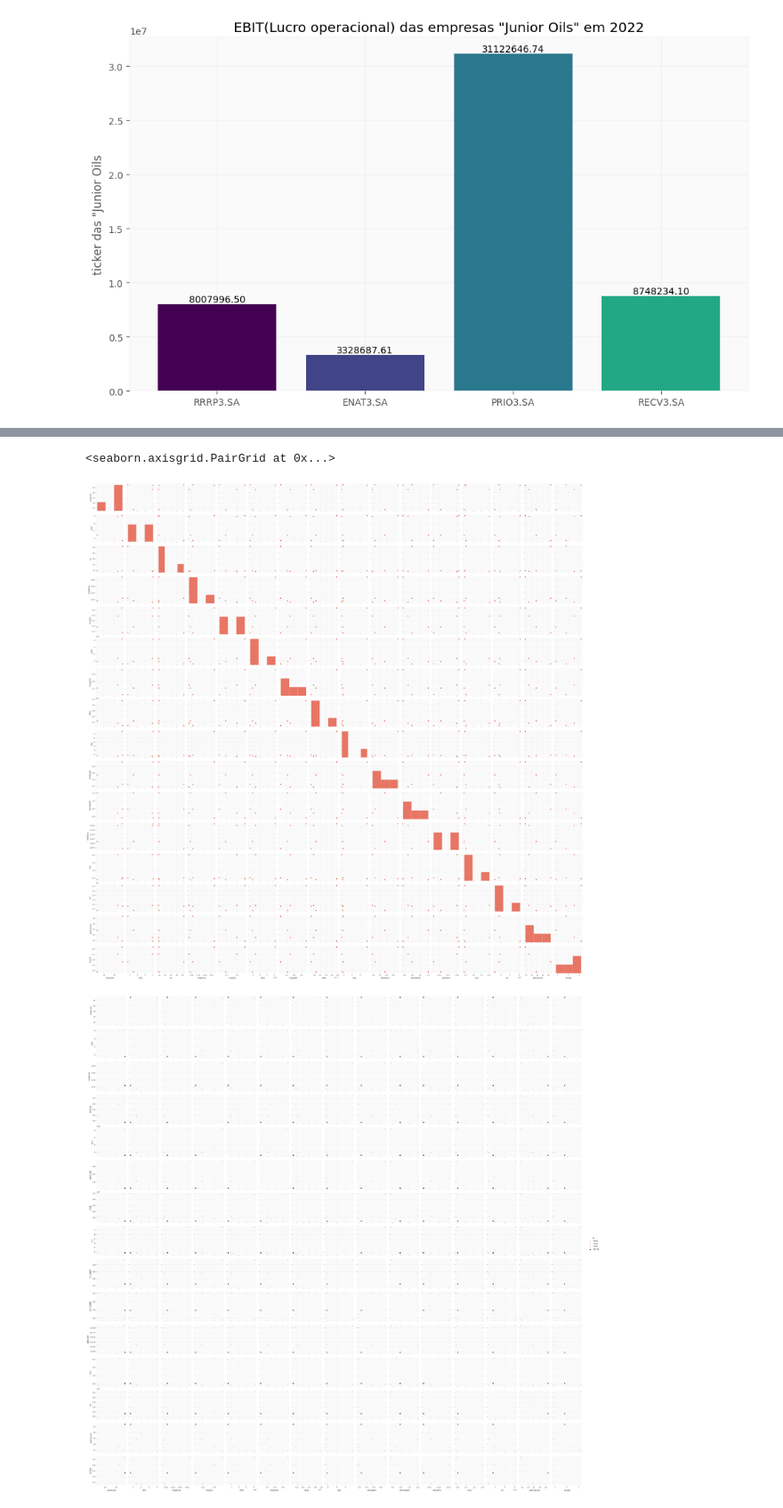
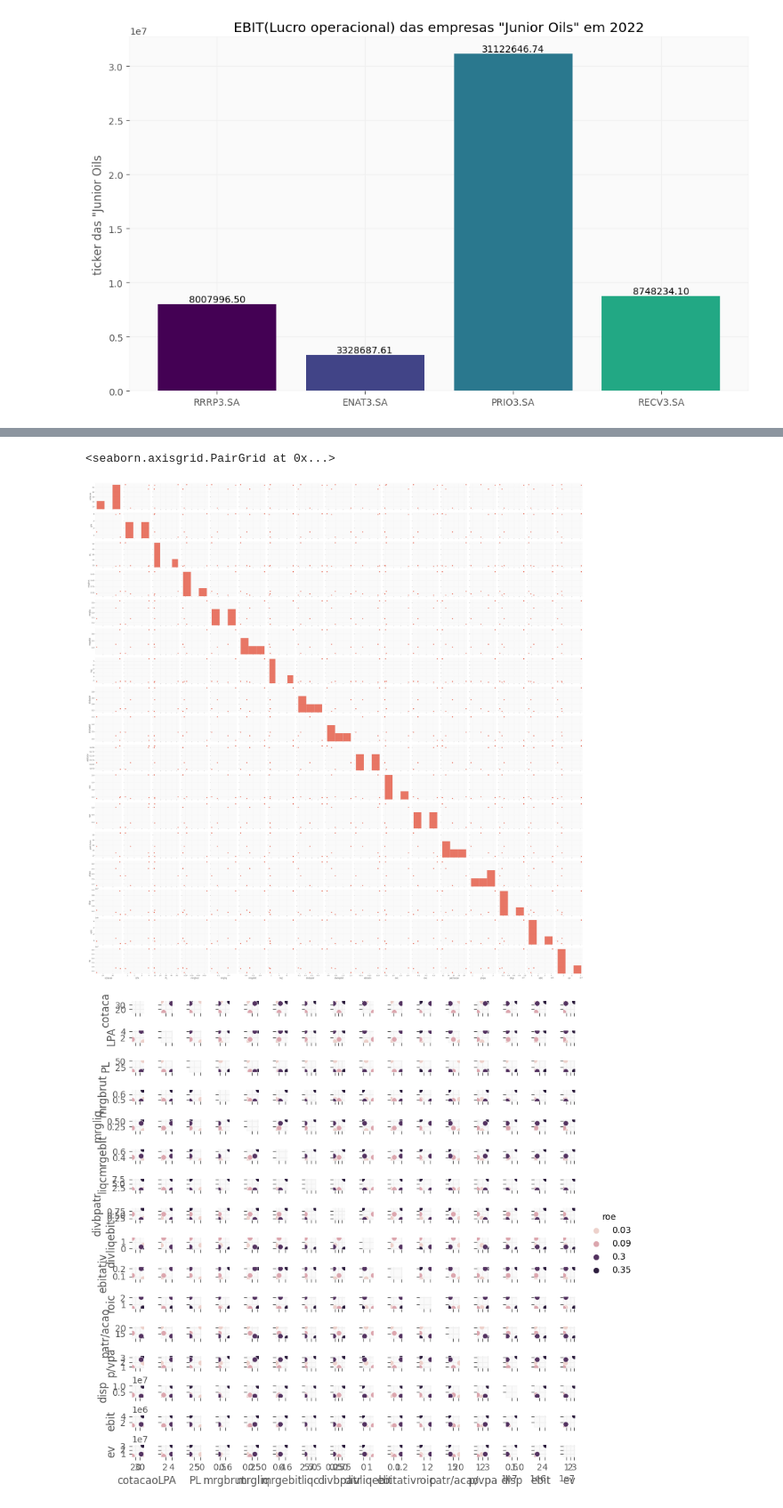
Before and after one commit to Wsouza36/Ciencia-de-Dados---PUC, a Jupyter notebook: MVP_CD_Análise_Financeira.ipynb, the cells around one changed output, grey strips where cells are left out. Shown at 89% size. Saved outputs shown, nothing was run; the diff lists cells and outputs as text; code cells hidden in the pictures.

```diff
--- a/MVP_CD_Análise_Financeira.ipynb
+++ b/MVP_CD_Análise_Financeira.ipynb
@@ -1262,0 +1310,11 @@ plt.tight_layout()
+# %%
+# Criar dataframe chamado ROE
+roe = pd.DataFrame()
+#Criar um loop calculando para cada empresa o ROE, concatenando todos no mesmo dataframe roe
+for i in range(0,n_empresas):
+     calculo_roe_ = pd.Series((df_dre.loc[lista_de_empresas[i],:].loc['Lucro/Prejuízo Consolidado do Período'].iloc[-1,0])/(df_bpp.loc[lista_de_empresas[i],:].loc['Patrimônio Líquido Consolidado'].iloc[-1,-1] - df_bpp.loc[lista_de_empresas[i],:].loc['Participação dos Acionistas Não Controladores'].iloc[-1,-1]))
+     roe = pd.concat([roe, calculo_roe_], axis=1)
+# Os nomes das empresas selecionadas como coluna do dataframe
+roe.columns = lista_de_empresas
+#Exibe o dataframe
+roe
@@ -1528,5 +1611,5 @@ dve
 # %%
-
+#Criar colunas para o dataframe
 margem_bruta['Indicadores']='mrgbrut'
 margem_liquida['Indicadores']='mrgliq'
 ebit_ajustado['Indicadores']='ebit'
@@ -1537,23 +1620,27 @@ divida_bruta_pl_df['Indicadores']='divbpatr'
 divida_liquida_ebit['Indicadores']='divliqebit'
 Ebit_Ativo['Indicadores']='ebitativ'
 ROIC['Indicadores']='roic'
+roe['Indicadores']='roe'
 ev['Indicadores']='ev'
 cotacao['Indicadores']='cotacao'
 vpa['Indicadores']='patr/acao'
 pvpa['Indicadores']='p/vpa'
 LPA['Indicadores']='LPA'
 PL['Indicadores']='PL'
-df_lp = pd.concat([cotacao.iloc[[-1]],LPA,PL,margem_bruta,margem_liquida,ebit_ajustado,margem_ebit,caixa_ajustado,
-                   liquidez_corrente,divida_bruta_pl_df,divida_liquida_ebit,Ebit_Ativo,ROIC,ev,vpa,pvpa], ignore_index=True)
-df_lp = df_lp.T
-
+#Criar dataframe de indicadores concatenando os indicadores
+indicadores = pd.concat([cotacao.iloc[[-1]],LPA,PL,margem_bruta,margem_liquida,margem_ebit,
+                   liquidez_corrente,divida_bruta_pl_df,divida_liquida_ebit,Ebit_Ativo,ROIC,roe,vpa,pvpa,caixa_ajustado,ebit_ajustado,ev], ignore_index=True)
+#Transposição de colunas e linhas do dataframe indicadores
+indicadores = indicadores.T
 # Define a primeira linha como o nome dos DataFrames
-df_lp.columns = df_lp.loc['Indicadores', :]
-df_lp = df_lp.drop('Indicadores')
-# Define o nome da coluna
-df_lp.index.name = 'Empresas'
-
-df_lp = df_lp.apply(pd.to_numeric, errors='coerce')
-df_lp = df_lp.round(2)
-df_lp
+indicadores.columns = indicadores.loc['Indicadores', :]
+indicadores = indicadores.drop('Indicadores')
+# Define o nome da linhas pelo nomes das empresas
+indicadores.index.name = 'Empresas'
+#Transformar o objetos dos indicadores na forma numerica
+indicadores = indicadores.apply(pd.to_numeric, errors='coerce')
+#Arredondar os números dos indicadores
+indicadores = indicadores.round(2)
+#Exibe o dataframe
+indicadores
 # %% [output]
@@ -1590,14 +1681,14 @@ sns.heatmap(df_lp.corr(), annot=True, cmap='RdBu', vmin=-1, vmax=1);
 # %%
 # Scatter Plot com Seaborn - Variação 1
-sns.pairplot(df_lp)
+sns.pairplot(indicadores)
 # %% [output]
 <seaborn.axisgrid.PairGrid at 0x...>
-[figure, old version]
+[figure, new version]
 # %%
 # Scatter Plot com Seaborn - Variação 2
-sns.pairplot(df_lp, hue = "PL", height = 2.5);
+sns.pairplot(indicadores, hue = "roe", height = 0.5);
 # %% [output]
-[figure, old version]
+[figure, new version]
 # %%
 # geração do report
 #profile = ProfileReport(df_lp, title='Pandas Profiling Report', html={'style':{'full_width':False}})
```
Also changed, not shown: parts of 63 cells of this notebook.
